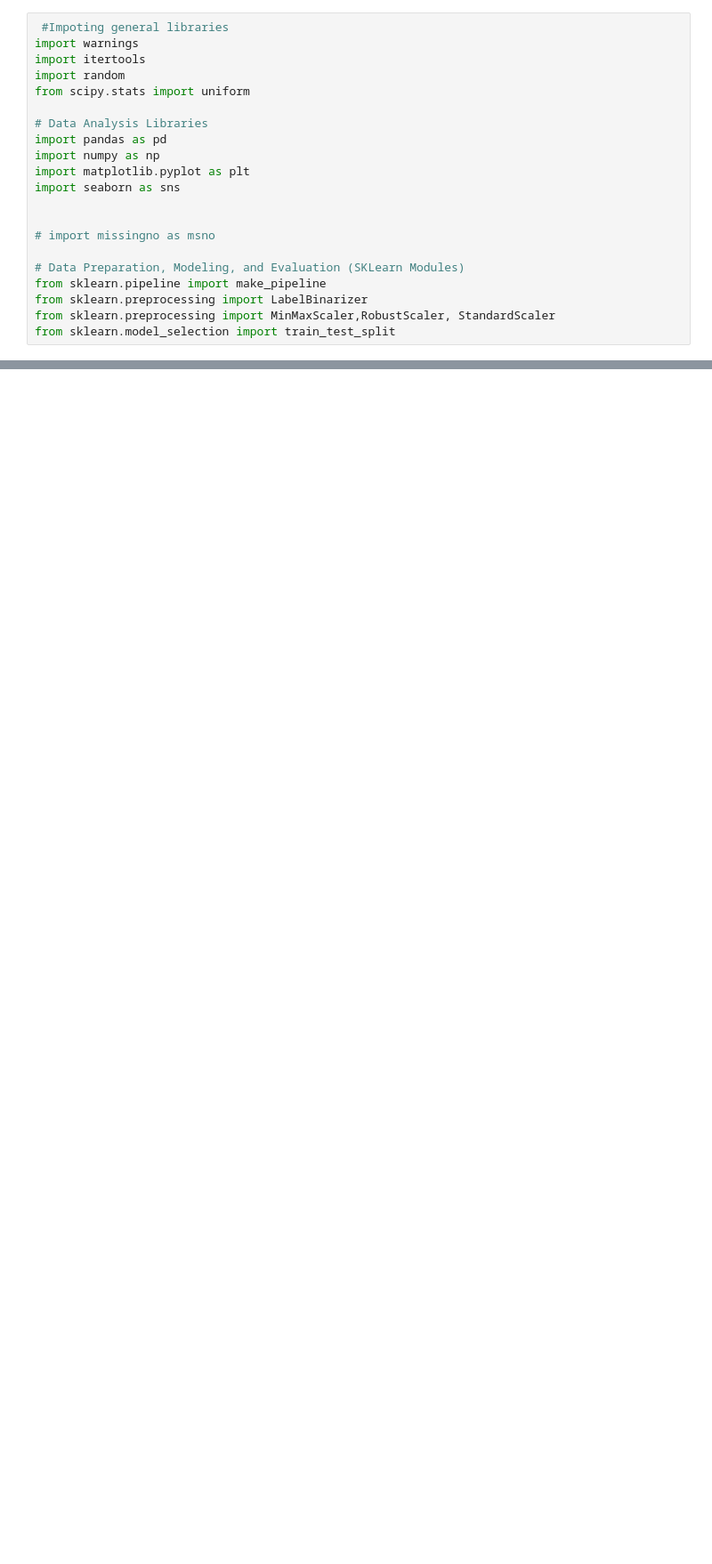
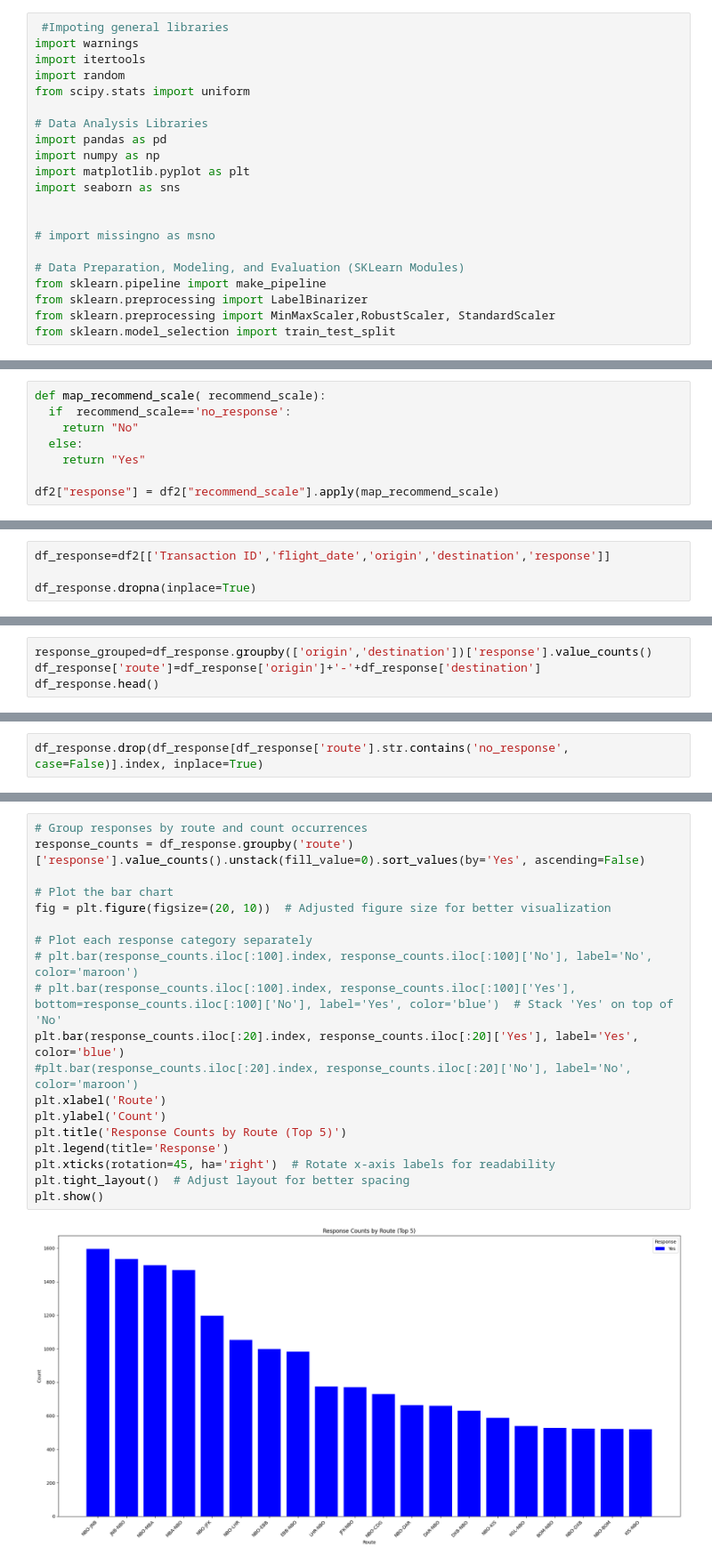
Before and after one commit to Karlajack/Final_Capstone_Project, a Jupyter notebook: Airline_Customer_Reviews.ipynb, the cells around one changed output, grey strips where cells are left out. Shown: that part at 89% size. Saved outputs shown, nothing was run; the diff lists cells and outputs as text; blank space fills up the shorter version.

```diff
--- a/Airline_Customer_Reviews.ipynb
+++ b/Airline_Customer_Reviews.ipynb
@@ -73,0 +96,8 @@ dtype: int64
+# %%
+def map_recommend_scale( recommend_scale):
+  if  recommend_scale=='no_response':
+    return "No"
+  else:
+    return "Yes"
+
+df2["response"] = df2["recommend_scale"].apply(map_recommend_scale)
@@ -73,0 +118,4 @@ dtype: int64
+# %%
+df_response=df2[['Transaction ID','flight_date','origin','destination','response']]
+
+df_response.dropna(inplace=True)
@@ -73,0 +142,4 @@ dtype: int64
+# %%
+response_grouped=df_response.groupby(['origin','destination'])['response'].value_counts()
+df_response['route']=df_response['origin']+'-'+df_response['destination']
+df_response.head()
@@ -73,0 +158,2 @@ dtype: int64
+# %%
+df_response.drop(df_response[df_response['route'].str.contains('no_response', case=False)].index, inplace=True)
@@ -77,0 +201,21 @@ df.shape
+# %%
+# Group responses by route and count occurrences
+response_counts = df_response.groupby('route')['response'].value_counts().unstack(fill_value=0).sort_values(by='Yes', ascending=False)
+
+# Plot the bar chart
+fig = plt.figure(figsize=(20, 10))  # Adjusted figure size for better visualization
+
+# Plot each response category separately
+# plt.bar(response_counts.iloc[:100].index, response_counts.iloc[:100]['No'], label='No', color='maroon')
+# plt.bar(response_counts.iloc[:100].index, response_counts.iloc[:100]['Yes'], bottom=response_counts.iloc[:100]['No'], label='Yes', color='blue')  # Stack 'Yes' on top of 'No'
+plt.bar(response_counts.iloc[:20].index, response_counts.iloc[:20]['Yes'], label='Yes', color='blue')
+#plt.bar(response_counts.iloc[:20].index, response_counts.iloc[:20]['No'], label='No', color='maroon')
+plt.xlabel('Route')
+plt.ylabel('Count')
+plt.title('Response Counts by Route (Top 5)')
+plt.legend(title='Response')
+plt.xticks(rotation=45, ha='right')  # Rotate x-axis labels for readability
+plt.tight_layout()  # Adjust layout for better spacing
+plt.show()
+# %% [output]
+[figure, added]
```
Also changed, not shown: parts of 32 cells of this notebook.
